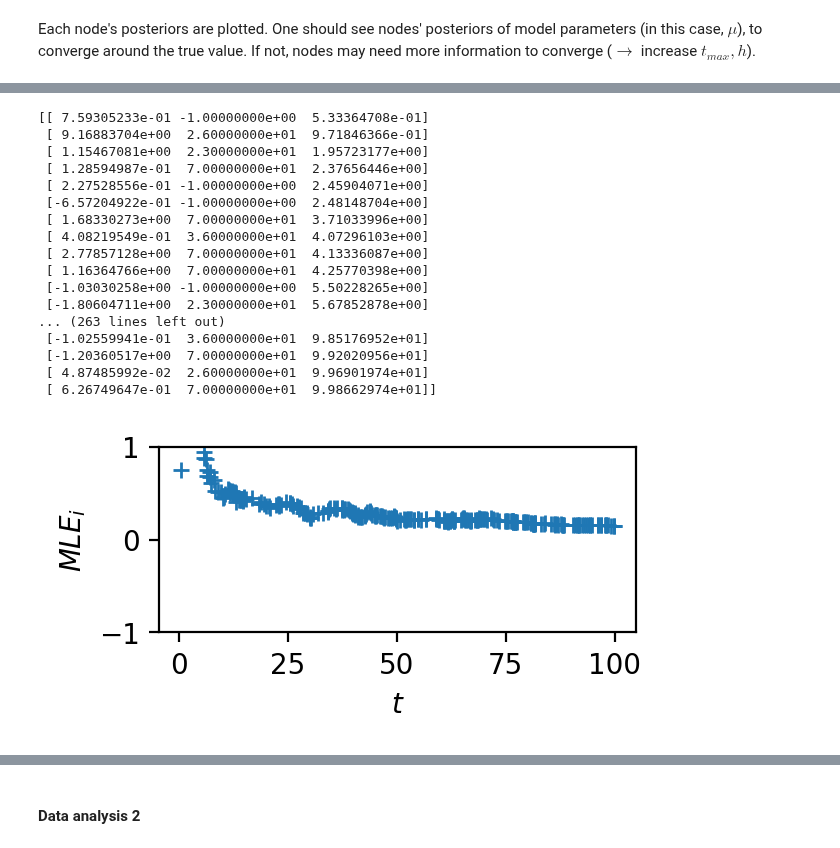
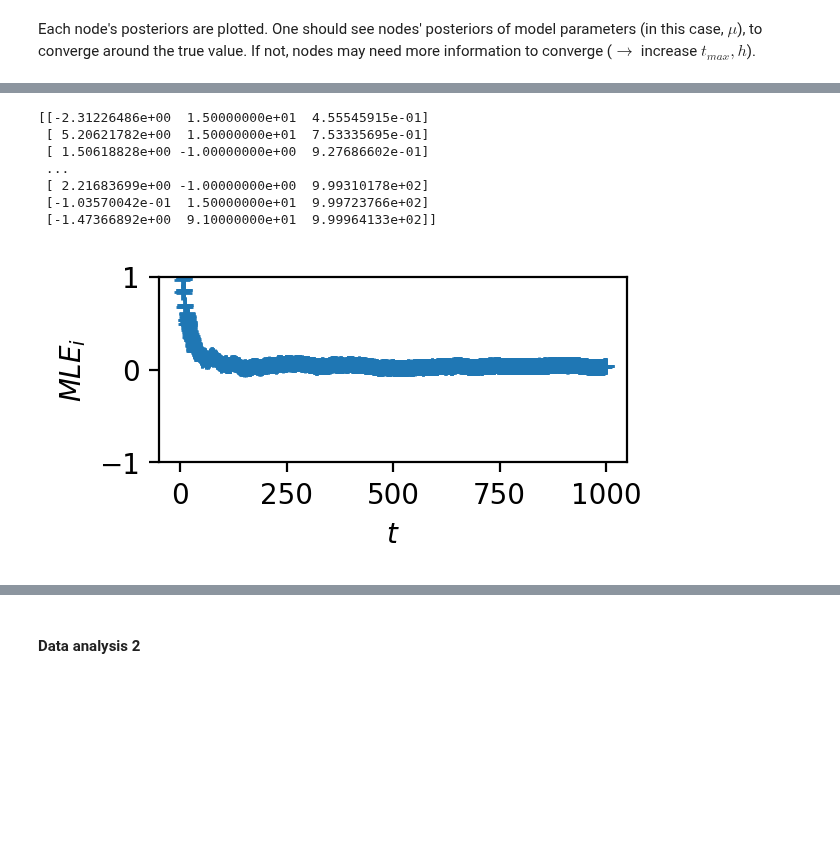
Before and after one commit to Priesemann-Group/neuro_op, a Jupyter notebook: notebooks/Testing_ConjMu.ipynb, the cells around one changed output, grey strips where cells are left out. Drawn from its saved outputs; the diff is of its cells as text; code cells hidden in the pictures; blank space fills up the shorter version.

```diff
--- a/notebooks/Testing_ConjMu.ipynb
+++ b/notebooks/Testing_ConjMu.ipynb
@@ -40,7 +40,7 @@ input = dict(
     h=1,  # Rate of external information draw events
     r=1,  # Rate of edge information exchange events
     t0=0,  # Start time of simulation
-    t_max=100,  # End time of simulation
+    t_max=1000,  # End time of simulation
     t_sample=1,  # Periodicity for which samples and distance measures (KL-div, p-distance) are taken
     sample_bins=201,  # Number of bins used in distance measures
     sample_range=(
@@ -120,55 +120,45 @@ ax.hist(sigmas, bins=20)
 # %%
 # Implement external sampling routine (or rather test if feasible)
 k = 0
-nody = out1["nodesConj"][k]
+nody = out1["nodesConjMu"][k]
 # mu_nody = np.array(out1["mu_nodes"])[:, k][1:]
 #
 fig, ax = plt.subplots()
 # ax.plot(
 #    np.arange(input["t0"], input["t_max"], input["t_sample"]),
 #    mu_nody,
 # )
 
 mu, sig = input["params_node"].values()
 sd_llf = input["sd_llf"]
 x_in = np.array(nody.diary_in)
 post_mu = x_in[:, 0]
 post_sig = np.zeros_like(post_mu)
 
 i = -1
 post_mu[i], post_sig[i] = mu, sig
 for i, _ in enumerate(x_in):
     post_mu[i] = (post_sig[i - 1] ** 2 * x_in[i, 0] + sd_llf**2 * post_mu[i - 1]) / (
         post_sig[i - 1] ** 2 + sd_llf**2
     )
     post_sig[i] = (1 / post_sig[i - 1] ** 2 + 1 / sd_llf**2) ** (-0.5)
 
 ax.set_ylim(-1, 1)
 ax.plot(x_in[:, 2], post_mu, "+", alpha=1)
 ax.set_xlabel("$t$")
 ax.set_ylabel("$MLE_i$")
 
 print(nody.diary_in)
-# fig.savefig("graphics-output/mu_N1.png", dpi=1500)
+fig.savefig("graphics-output/TMP-mu_N1.png", dpi=1500)
 # %% [output]
-[[ 7.59305233e-01 -1.00000000e+00  5.33364708e-01]
- [ 9.16883704e+00  2.60000000e+01  9.71846366e-01]
- [ 1.15467081e+00  2.30000000e+01  1.95723177e+00]
- [ 1.28594987e-01  7.00000000e+01  2.37656446e+00]
- [ 2.27528556e-01 -1.00000000e+00  2.45904071e+00]
- [-6.57204922e-01 -1.00000000e+00  2.48148704e+00]
- [ 1.68330273e+00  7.00000000e+01  3.71033996e+00]
- [ 4.08219549e-01  3.60000000e+01  4.07296103e+00]
- [ 2.77857128e+00  7.00000000e+01  4.13336087e+00]
- [ 1.16364766e+00  7.00000000e+01  4.25770398e+00]
- [-1.03030258e+00 -1.00000000e+00  5.50228265e+00]
- [-1.80604711e+00  2.30000000e+01  5.67852878e+00]
-... (263 lines left out)
- [-1.02559941e-01  3.60000000e+01  9.85176952e+01]
- [-1.20360517e+00  7.00000000e+01  9.92020956e+01]
- [ 4.87485992e-02  2.60000000e+01  9.96901974e+01]
- [ 6.26749647e-01  7.00000000e+01  9.98662974e+01]]
+[[-2.31226486e+00  1.50000000e+01  4.55545915e-01]
+ [ 5.20621782e+00  1.50000000e+01  7.53335695e-01]
+ [ 1.50618828e+00 -1.00000000e+00  9.27686602e-01]
+ ...
+ [ 2.21683699e+00 -1.00000000e+00  9.99310178e+02]
+ [-1.03570042e-01  1.50000000e+01  9.99723766e+02]
+ [-1.47366892e+00  9.10000000e+01  9.99964133e+02]]
-[figure, old version]
+[figure, new version]
 # %%
 mu_arr = np.array(out1["mu_nodes"])
 print(mu_arr.shape)
```
Also changed, not shown: parts of 6 cells of this notebook, 5 other files.
